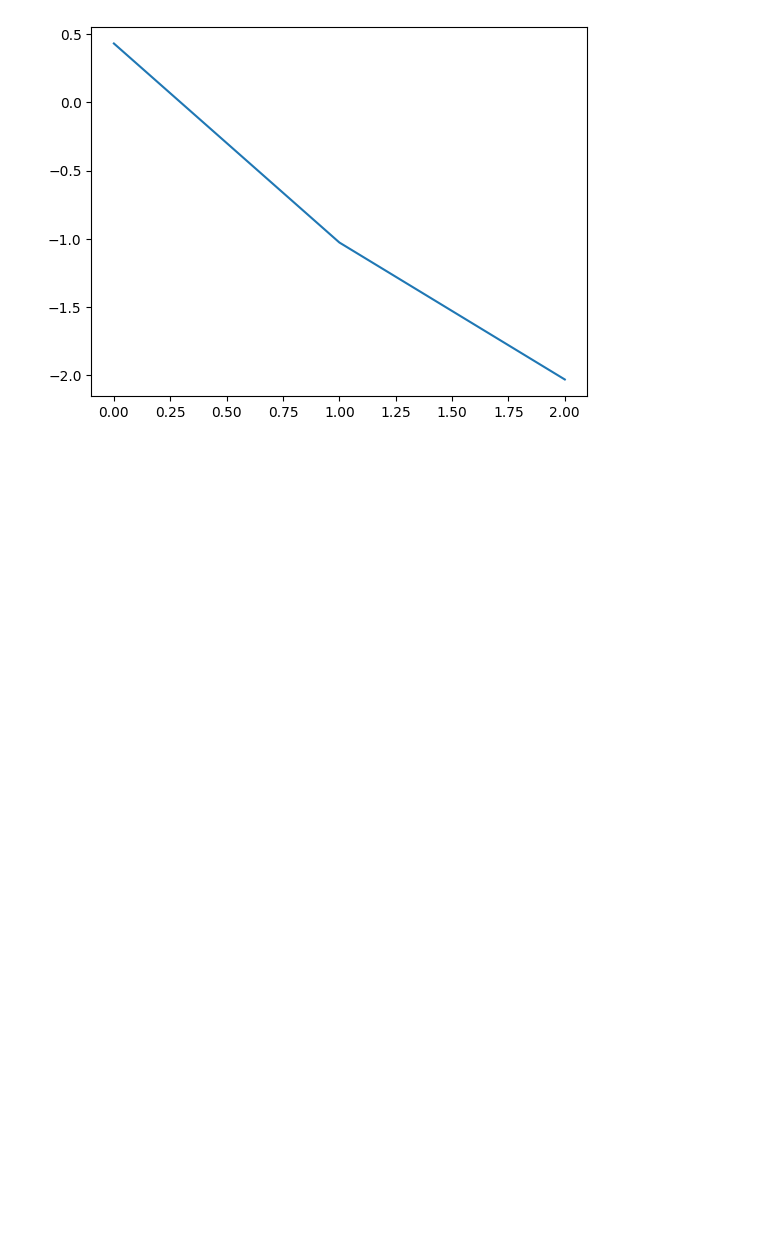
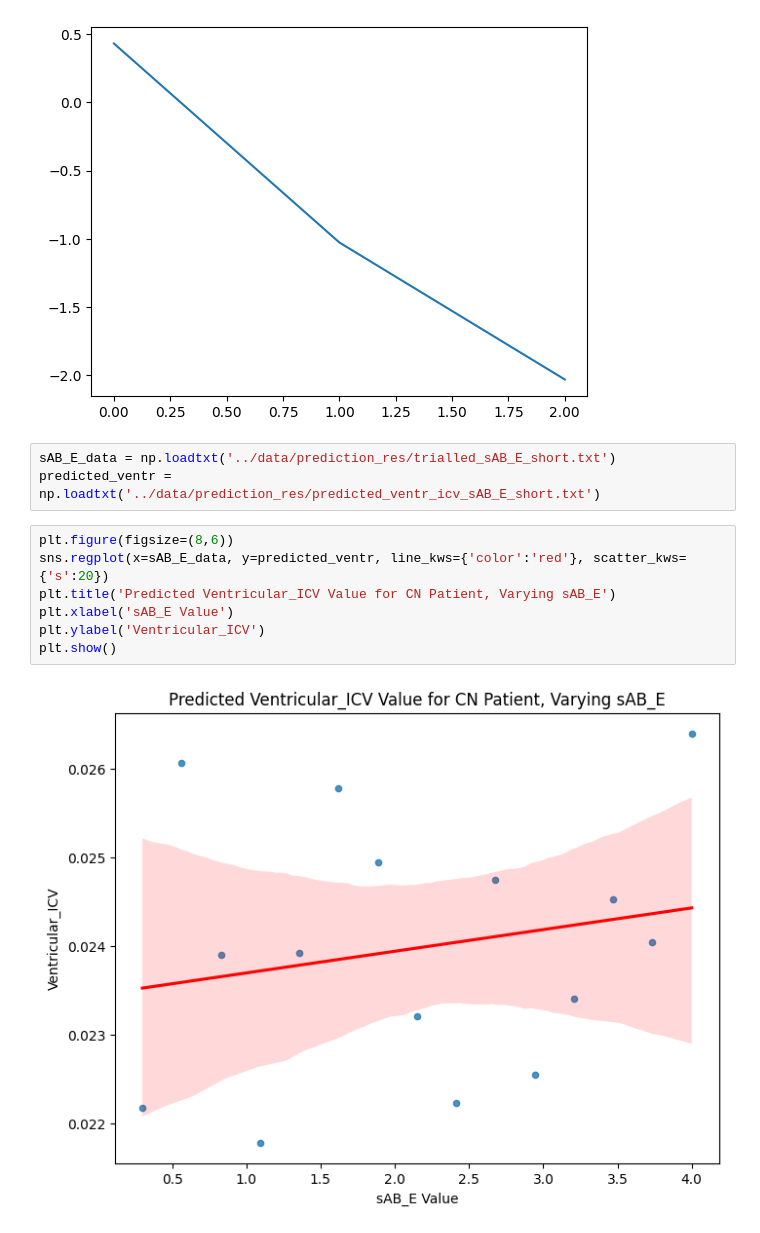
Before and after one commit to dChakr/ad_modelling_fyp, a Jupyter notebook: whole_brain_models/ad_modelling_pipeline.ipynb, the cells around one changed output. Cells and saved outputs as stored; diff of their text form; blank space fills up the shorter version.

```diff
--- a/whole_brain_models/ad_modelling_pipeline.ipynb
+++ b/whole_brain_models/ad_modelling_pipeline.ipynb
@@ -167,3 +168,15 @@ plt.plot(bAB_Es)
 # %% [output]
 [<matplotlib.lines.Line2D at 0x...>]
 [figure]
+# %%
+sAB_E_data = np.loadtxt('../data/prediction_res/trialled_sAB_E_short.txt')
+predicted_ventr = np.loadtxt('../data/prediction_res/predicted_ventr_icv_sAB_E_short.txt')
+# %%
+plt.figure(figsize=(8,6))
+sns.regplot(x=sAB_E_data, y=predicted_ventr, line_kws={'color':'red'}, scatter_kws={'s':20})
+plt.title('Predicted Ventricular_ICV Value for CN Patient, Varying sAB_E')
+plt.xlabel('sAB_E Value')
+plt.ylabel('Ventricular_ICV')
+plt.show()
+# %% [output]
+[figure, added]
```
Also changed, not shown: parts of 1 cell of this notebook, 2 other files.
